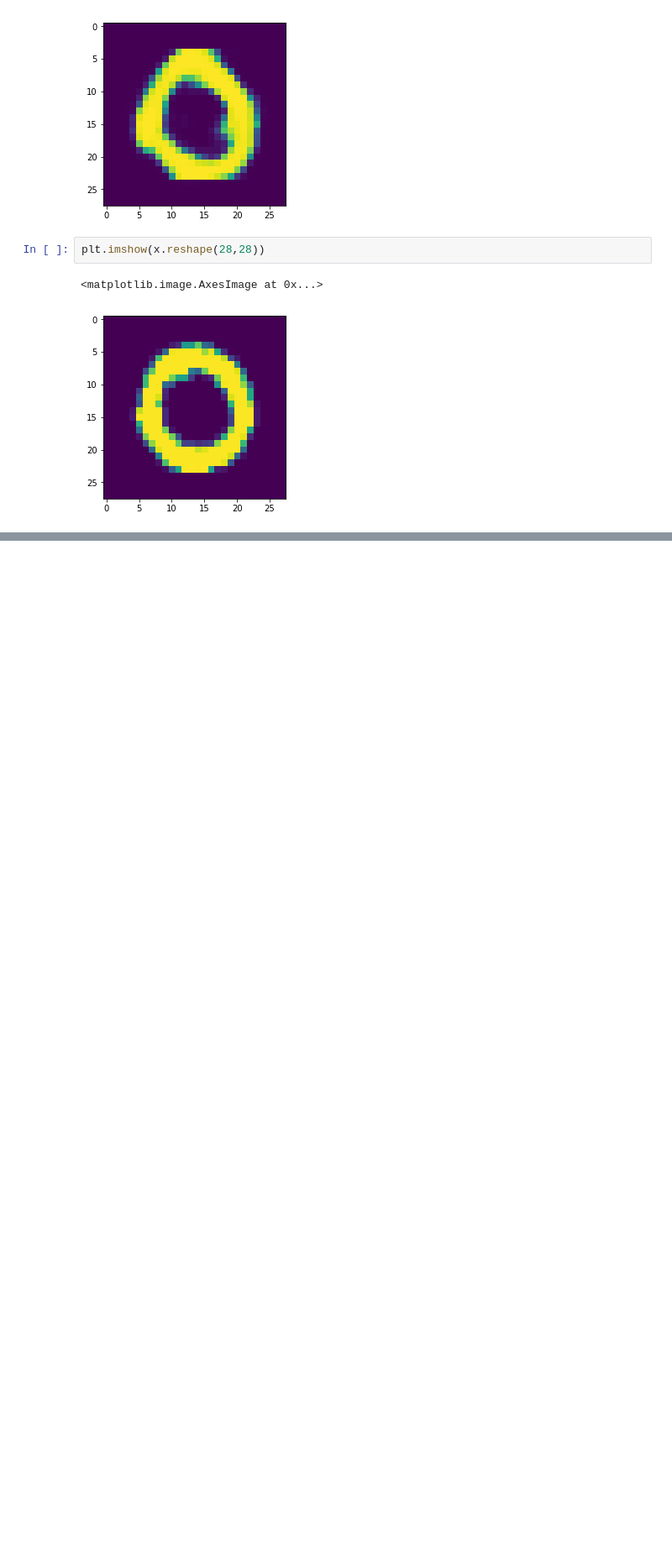
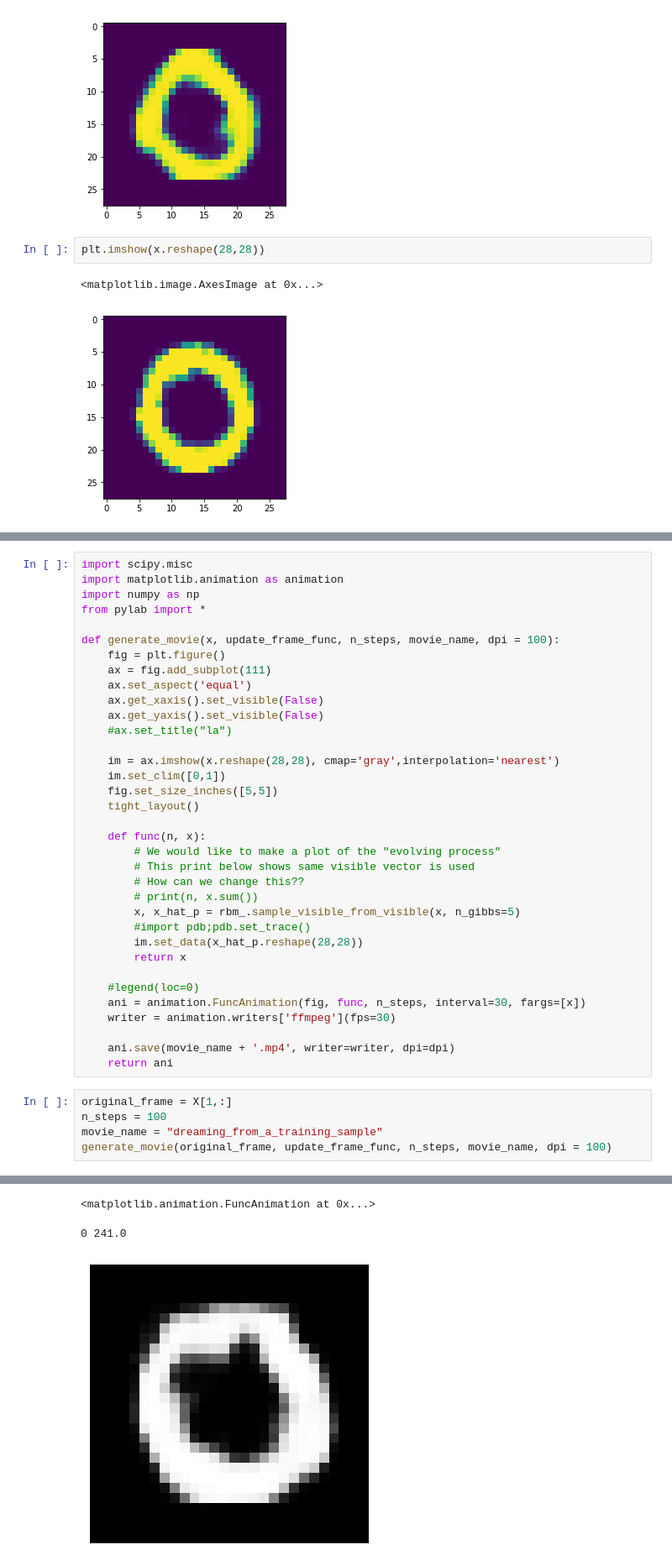
Before and after one commit to davidbp/connectionist, a Jupyter notebook: notebooks/rbm_notebook.ipynb, the cells around one changed output, grey strips where cells are left out. Shown at 84% size. Saved outputs shown, nothing was run; the diff lists cells and outputs as text; blank space fills up the shorter version.

Commit message:
adding animation code showing reconstruction samples from a given visible configuration

```diff
--- a/notebooks/rbm_notebook.ipynb
+++ b/notebooks/rbm_notebook.ipynb
@@ -243,0 +254,41 @@ plt.imshow(x.reshape(28,28))
+# %%
+import scipy.misc
+import matplotlib.animation as animation
+import numpy as np
+from pylab import *
+
+def generate_movie(x, update_frame_func, n_steps, movie_name, dpi = 100):
+    fig = plt.figure()
+    ax = fig.add_subplot(111)
+    ax.set_aspect('equal')
+    ax.get_xaxis().set_visible(False)
+    ax.get_yaxis().set_visible(False)
+    #ax.set_title("la")
+
+    im = ax.imshow(x.reshape(28,28), cmap='gray',interpolation='nearest')
+    im.set_clim([0,1])
+    fig.set_size_inches([5,5])
+    tight_layout()
+
+    def func(n, x):
+        # We would like to make a plot of the "evolving process"
+        # This print below shows same visible vector is used
+        # How can we change this??
+        # print(n, x.sum())
+        x, x_hat_p = rbm_.sample_visible_from_visible(x, n_gibbs=5)
+        #import pdb;pdb.set_trace()
+        im.set_data(x_hat_p.reshape(28,28))
+        return x
+
+    #legend(loc=0)
+    ani = animation.FuncAnimation(fig, func, n_steps, interval=30, fargs=[x])
+    writer = animation.writers['ffmpeg'](fps=30)
+
+    ani.save(movie_name + '.mp4', writer=writer, dpi=dpi)
+    return ani
+# %%
+original_frame = X[1,:]
+n_steps = 100
+movie_name = "dreaming_from_a_training_sample"
+generate_movie(original_frame, update_frame_func, n_steps, movie_name, dpi = 100)
+# %% [output]
@@ -243,0 +312,3 @@ plt.imshow(x.reshape(28,28))
+<matplotlib.animation.FuncAnimation at 0x...>
+0 241.0
+[figure, added]
```
Also changed, not shown: parts of 5 cells of this notebook.
